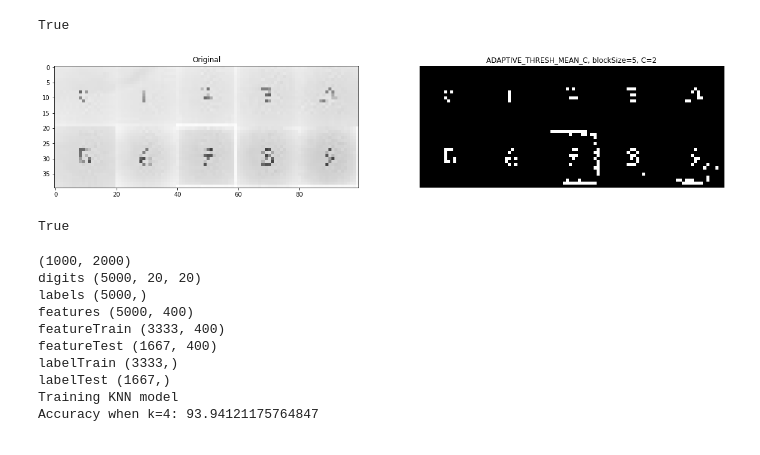
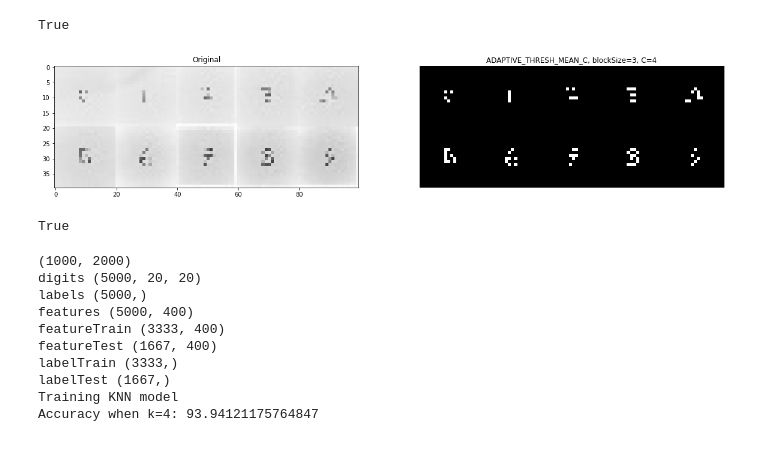
Before and after one commit to hasanzainul10/cv-1, a Jupyter notebook: workbook/Assignment_16.ipynb, the cells around one changed output. Cells and saved outputs as stored; diff of their text form; code cells hidden in the pictures.

```diff
--- a/workbook/Assignment_16.ipynb
+++ b/workbook/Assignment_16.ipynb
@@ -197,36 +189,36 @@ imgPath = 'final2.png'
 img = cv.imread(imgPath)
 
 # Convert to grayscale
 imgGray = cv.cvtColor(img, cv.COLOR_BGR2GRAY)
 
 imgGrayF = cv.bilateralFilter(imgGray,  5, 25, 25)
 
 maxval = 255
-blockSize = 5
-C = 2
+blockSize = 3
+C = 4
 thresh_img = cv.adaptiveThreshold(imgGrayF, maxval, cv.ADAPTIVE_THRESH_GAUSSIAN_C, cv.THRESH_BINARY_INV, blockSize=blockSize, C=C)
 
 # gray to RGB
 thresh_img = cv.cvtColor(thresh_img, cv.COLOR_GRAY2RGB)
 
 
 plt.figure(figsize=(20,20))
 imgRGB = img[:,:,::-1]
 plt.subplot(221)
 plt.title("Original")
 plt.imshow(imgRGB)
 
 
 plt.subplot(222)
 plt.imshow(thresh_img)
 plt.title(f'ADAPTIVE_THRESH_MEAN_C, blockSize={blockSize}, C={C}')
 plt.axis('off')
 
 plt.show()
 
 cv.imwrite('final_2.png', thresh_img)
 # %% [output]
-[figure, old version]
+[figure, new version]
 True
 # %%
 
```
Also changed, not shown: parts of 2 cells of this notebook.
